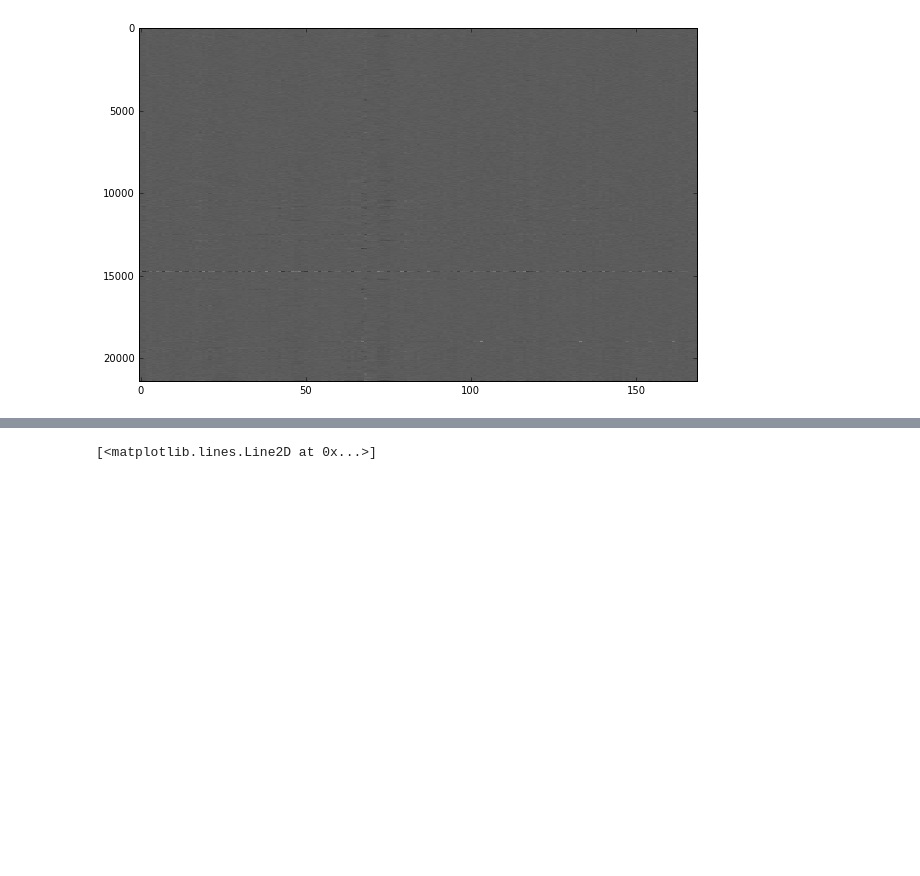
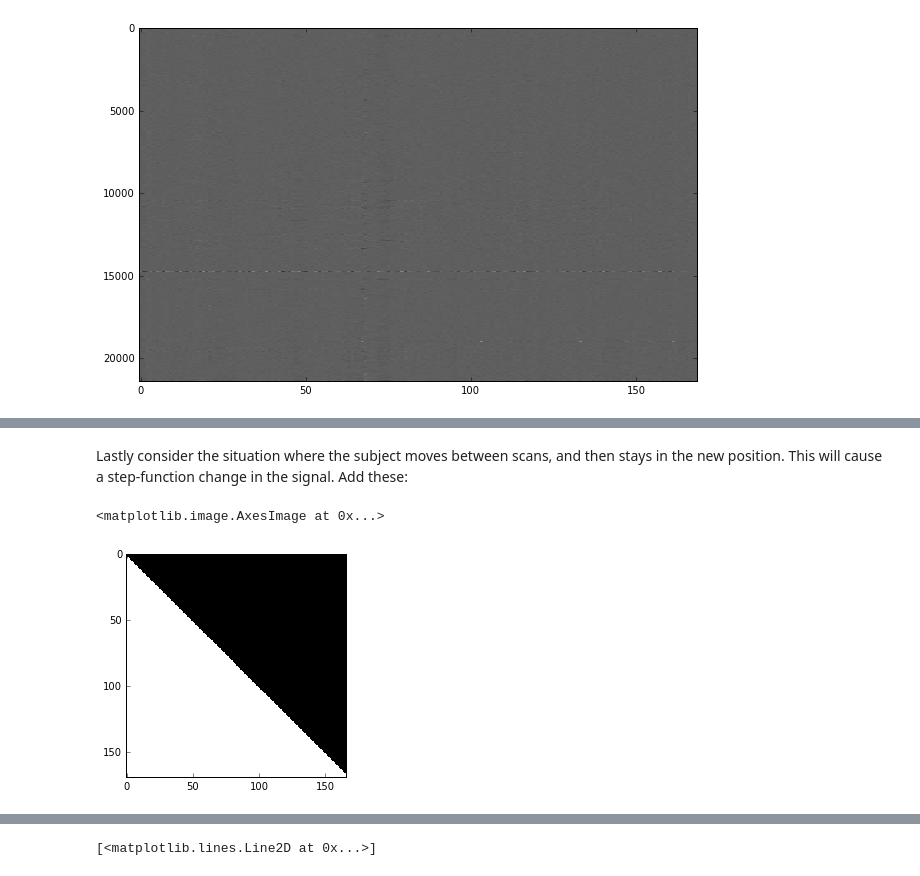
Before and after one commit to matthew-brett/consden, a Jupyter notebook: sparse_brain.ipynb, the cells around one changed output, grey strips where cells are left out. Saved outputs shown, nothing was run; the diff lists cells and outputs as text; code cells hidden in the pictures; blank space fills up the shorter version.

```diff
--- a/sparse_brain.ipynb
+++ b/sparse_brain.ipynb
@@ -160,0 +165,10 @@ plt.legend()
+# %% [markdown]
+Lastly consider the situation where the subject moves between scans, and then stays in the new position.  This will cause a step-function change in the signal.  Add these:
+# %%
+step = np.ones((n_scans))
+step[0:2] = 0 # First steps modeled by constant, first delta
+X_step = spl.toeplitz(step, np.zeros(n_scans-3)) # last step modeled by last delta
+plt.imshow(X_step)
+# %% [output]
+<matplotlib.image.AxesImage at 0x...>
+[figure, added]
```
Also changed, not shown: parts of 13 cells of this notebook.
